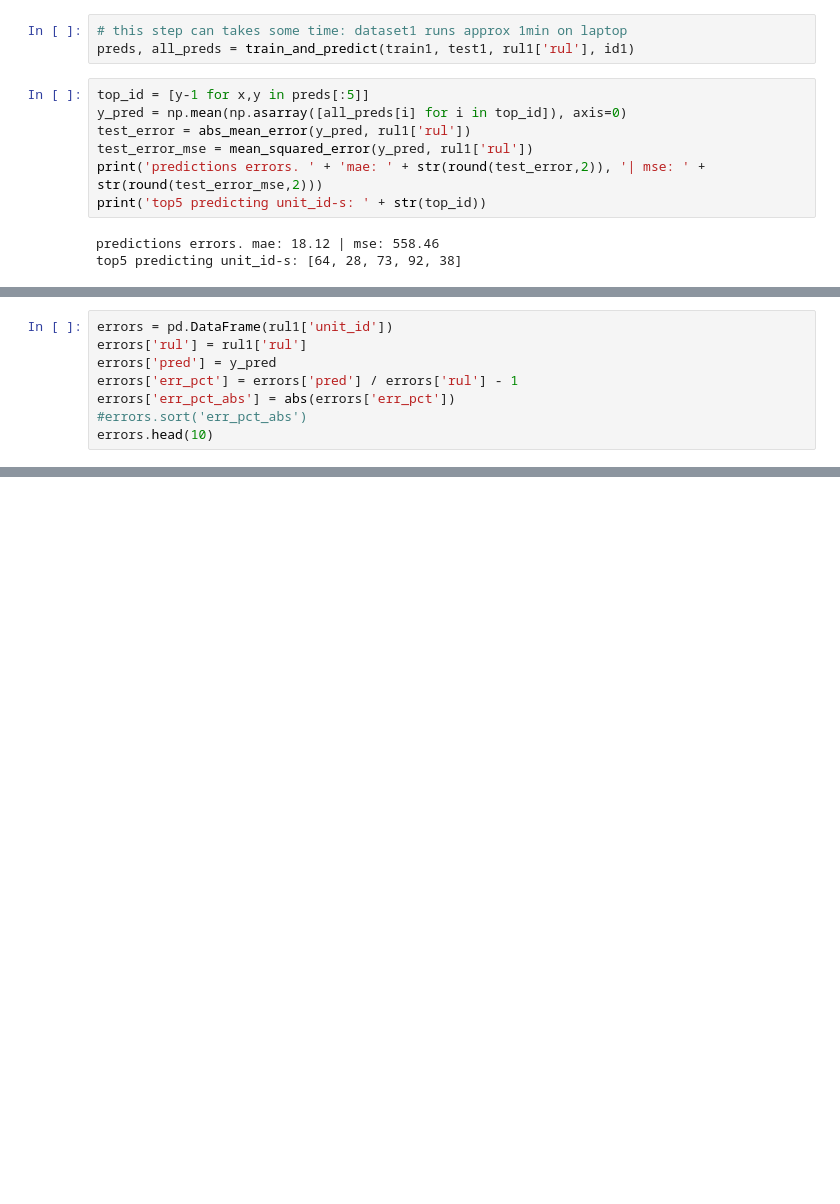
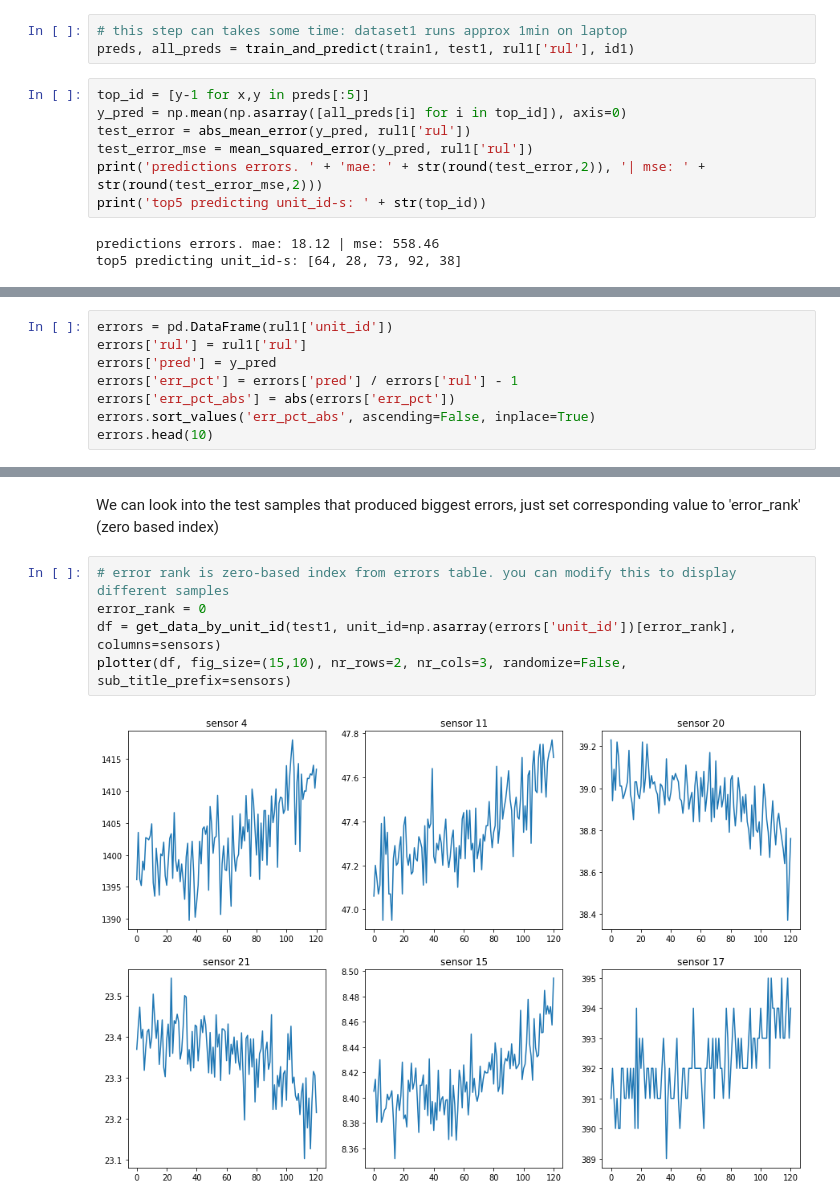
Before and after one commit to urmaspitsi/mt, a Jupyter notebook: explorer.ipynb, the cells around one changed output, grey strips where cells are left out. Saved outputs shown, nothing was run; the diff lists cells and outputs as text; blank space fills up the shorter version.

```diff
--- a/explorer.ipynb
+++ b/explorer.ipynb
@@ -184,6 +239,6 @@ errors['rul'] = rul1['rul']
 errors['pred'] = y_pred
 errors['err_pct'] = errors['pred'] / errors['rul'] - 1
 errors['err_pct_abs'] = abs(errors['err_pct'])
-#errors.sort('err_pct_abs')
+errors.sort_values('err_pct_abs', ascending=False, inplace=True)
 errors.head(10)
 # %% [output]
@@ -190,0 +256,9 @@ NameError: name 'pd' is not defined
+# %% [markdown]
+We can look into the test samples that produced biggest errors, just set corresponding value to 'error_rank' (zero based index)
+# %%
+# error rank is zero-based index from errors table. you can modify this to display different samples
+error_rank = 0
+df = get_data_by_unit_id(test1, unit_id=np.asarray(errors['unit_id'])[error_rank], columns=sensors)
+plotter(df, fig_size=(15,10), nr_rows=2, nr_cols=3, randomize=False, sub_title_prefix=sensors)
+# %% [output]
+[figure, added]
```
Also changed, not shown: parts of 31 cells of this notebook.
